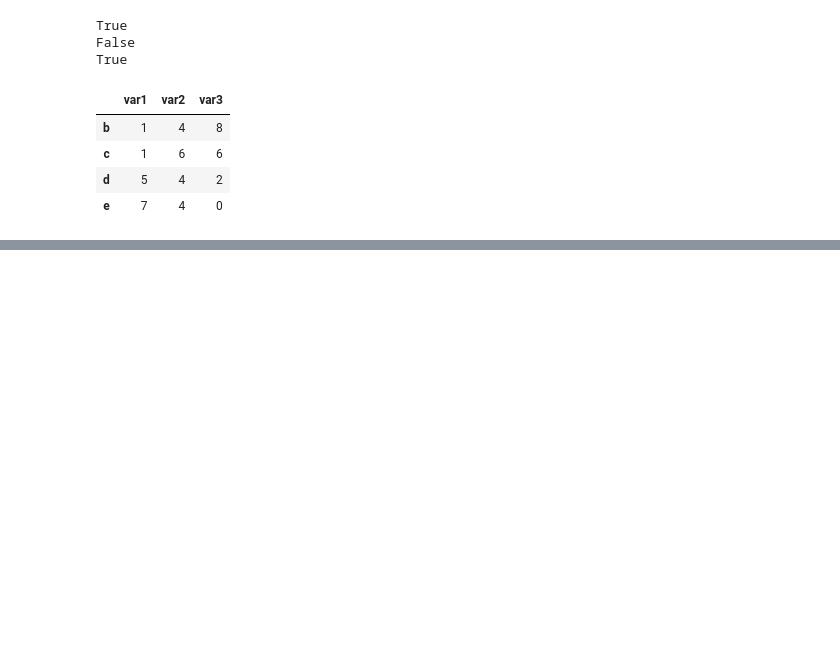
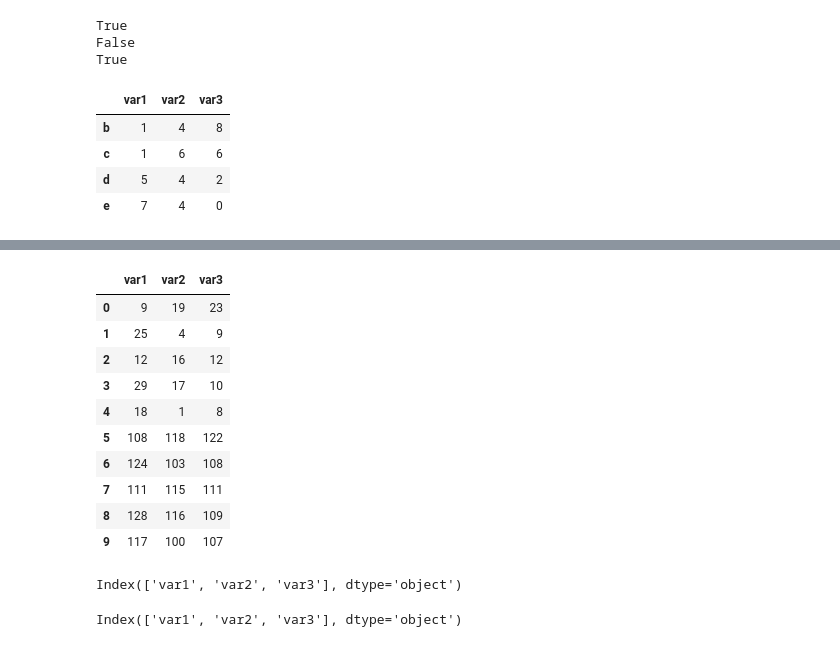
Before and after one commit to emiralpulger/data-science-edu, a Jupyter notebook: pandas/pandas.ipynb, the cells around one changed output, grey strips where cells are left out. Cells and saved outputs as stored; diff of their text form; code cells hidden in the pictures; blank space fills up the shorter version.

```diff
--- a/pandas/pandas.ipynb
+++ b/pandas/pandas.ipynb
@@ -446,0 +508,22 @@ df.drop(l, axis = 1)
+# %%
+pd.concat([df1,df2], ignore_index = True)
+# %% [output]
+|  | var1 | var2 | var3 |
+| 0 | 9 | 19 | 23 |
+| 1 | 25 | 4 | 9 |
+| 2 | 12 | 16 | 12 |
+| 3 | 29 | 17 | 10 |
+| 4 | 18 | 1 | 8 |
+| 5 | 108 | 118 | 122 |
+| 6 | 124 | 103 | 108 |
+| 7 | 111 | 115 | 111 |
+| 8 | 128 | 116 | 109 |
+| 9 | 117 | 100 | 107 |
+# %%
+df1.columns
+# %% [output]
+Index(['var1', 'var2', 'var3'], dtype='object')
+# %%
+df2.columns
+# %% [output]
+Index(['var1', 'var2', 'var3'], dtype='object')
```
Also changed, not shown: parts of 29 cells of this notebook.
